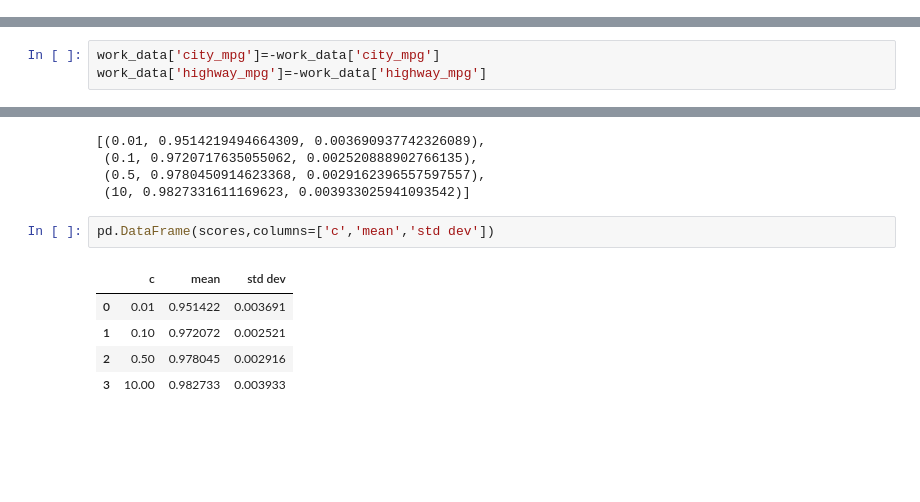
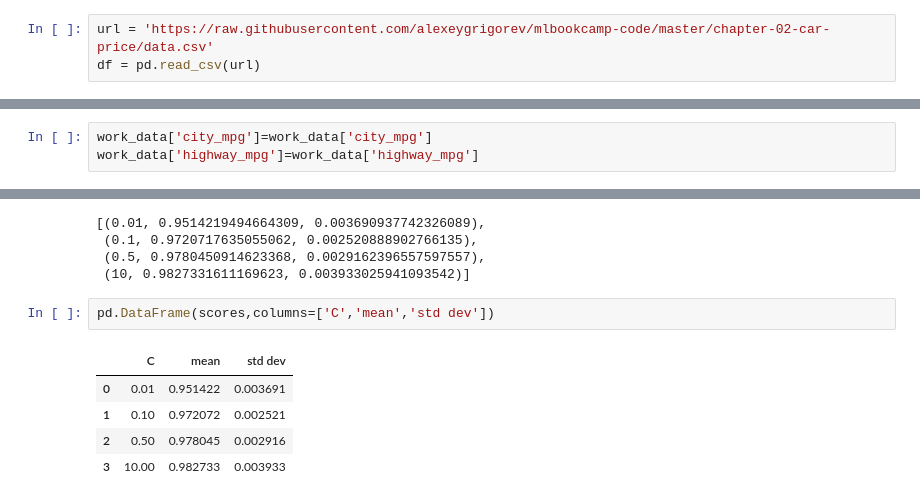
Before and after one commit to tvsirius/zoomcamp_sessions_homework, a Jupyter notebook: homeworks/s04_hw.ipynb, the cells around one changed output, grey strips where cells are left out. Cells and saved outputs as stored; diff of their text form; blank space fills up the shorter version.

```diff
--- a/homeworks/s04_hw.ipynb
+++ b/homeworks/s04_hw.ipynb
@@ -12,6 +12,9 @@ from matplotlib import pyplot as plt
 %matplotlib inline
 # %%
 df = pd.read_csv('data.csv')
+# %%
+url = 'https://raw.githubusercontent.com/alexeygrigorev/mlbookcamp-code/master/chapter-02-car-price/data.csv'
+df = pd.read_csv(url)
 # %%
 len(df)
 # %% [output]
@@ -66,8 +69,8 @@ data
 # %%
 work_data=data.copy()
 # %%
-work_data['city_mpg']=-work_data['city_mpg']
-work_data['highway_mpg']=-work_data['highway_mpg']
+work_data['city_mpg']=work_data['city_mpg']
+work_data['highway_mpg']=work_data['highway_mpg']
 # %%
 df_train_full, df_test = train_test_split(work_data, test_size=0.2, random_state=1)
 df_train, df_val = train_test_split(df_train_full, test_size=0.25, random_state=1)
@@ -349,9 +362,9 @@ scores
  (0.5, 0.9780450914623368, 0.0029162396557597557),
  (10, 0.9827331611169623, 0.003933025941093542)]
 # %%
-pd.DataFrame(scores,columns=['c','mean','std dev'])
+pd.DataFrame(scores,columns=['C','mean','std dev'])
 # %% [output]
-|  | c | mean | std dev |
+|  | C | mean | std dev |
 | 0 | 0.01 | 0.951422 | 0.003691 |
 | 1 | 0.10 | 0.972072 | 0.002521 |
 | 2 | 0.50 | 0.978045 | 0.002916 |
```
Also changed, not shown: parts of 4 cells of this notebook, 11 other files.
